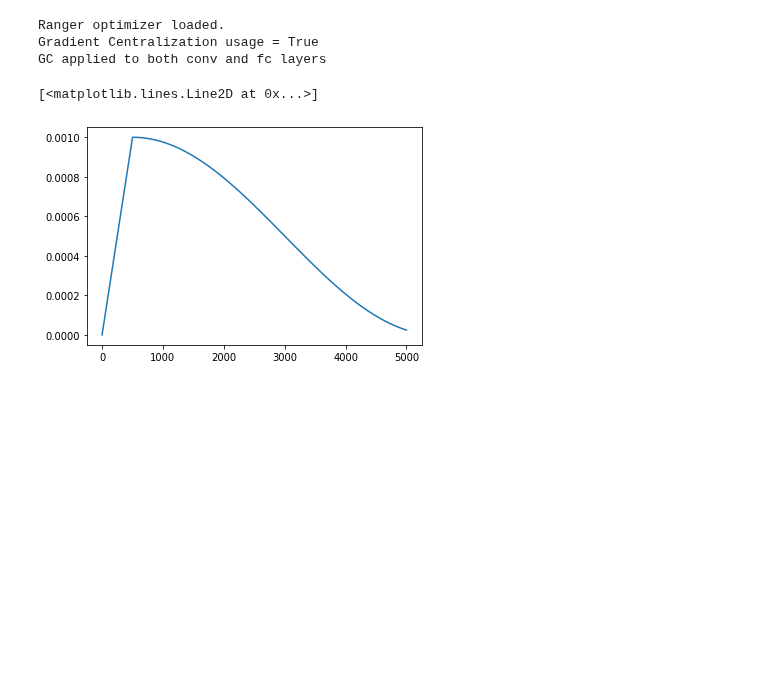
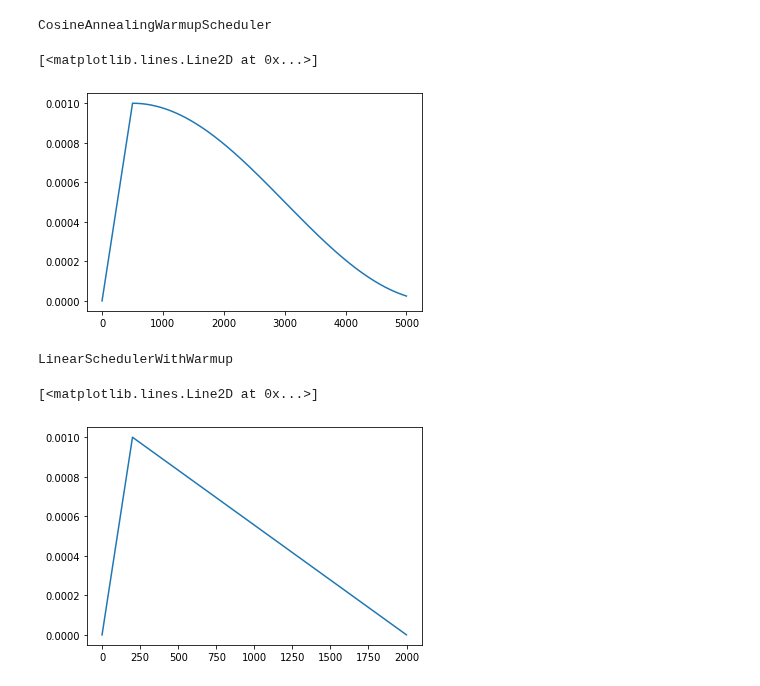
Before and after one commit to benihime91/leaf-disease-classification-kaggle, a Jupyter notebook: nbs/04_optimizers_schedules.ipynb, the cells around one changed output. Cells and saved outputs as stored; diff of their text form; code cells hidden in the pictures; blank space fills up the shorter version.

```diff
--- a/nbs/04_optimizers_schedules.ipynb
+++ b/nbs/04_optimizers_schedules.ipynb
@@ -530,8 +508,7 @@ GC applied to both conv and fc layers
 [figure]
 # %%
 #export
-def CosineAnnealingWarmupScheduler(optimizer:Optimizer, total_epochs:int,
-                                   steps_per_epoch:int, eta_min:float=0.,
+def CosineAnnealingWarmupScheduler(optimizer:Optimizer, total_epochs:int, steps_per_epoch:int, eta_min:float=0.,
                                    pct_start:Union[float, int] = 0.1):
 
     "Warmup till `pct_start` after which CosineAnnealing"
@@ -546,6 +523,8 @@ def CosineAnnealingWarmupScheduler(optimizer:Optimizer, total_epochs:int,
                                             multiplier=1,
                                             total_epoch=warmup_steps,
                                             after_scheduler=cosine_scheduler)
+    #update class name
+    warmup_scheduler.__class__.__name__ = 'CosineAnnealingWarmupScheduler'
     return warmup_scheduler
 # %%
 total_epochs = 50
@@ -559,6 +538,7 @@ rand_output= torch.ones_like(rand_preds)
 
 opt = Ranger(params(rand_model))
 sch = CosineAnnealingWarmupScheduler(opt, total_epochs, steps_per_epoch, pct_start=0.1)
+print(sch.__class__.__name__)
 
 
 lr = []
@@ -574,11 +554,52 @@ for e in range(total_epochs):
 
 plt.plot(lr)
 # %% [output]
-Ranger optimizer loaded.
-Gradient Centralization usage = True
-GC applied to both conv and fc layers
+CosineAnnealingWarmupScheduler
 [<matplotlib.lines.Line2D at 0x...>]
 [figure]
+# %%
+#export
+#from: https://huggingface.co/transformers/_modules/transformers/optimization.html#get_linear_schedule_with_warmup
+def LinearSchedulerWithWarmup(optimizer: Optimizer, warmup_steps:int, total_epochs:int, steps_per_epoch:int, last_epoch=-1):
+    total_steps = steps_per_epoch * total_epochs
+    def lr_lambda(current_step: int):
+        if current_step < warmup_steps:
+            return float(current_step) / float(max(1, warmup_steps))
+        return max(0.0, float(total_steps - current_step) / float(max(1, total_steps - warmup_steps)))
+    scheduler = LambdaLR(optimizer, lr_lambda, last_epoch)
+    scheduler.__class__.__name__ = 'LinearSchedulerWithWarmup'
+    return scheduler
+# %%
+total_epochs = 10
+steps_per_epoch = 200
+
+rand_input = torch.randn((4, 255))
+rand_model = torch.nn.Linear(in_features=255, out_features=1, bias=False)
+rand_output= torch.ones_like(rand_preds)
+
+opt = torch.optim.AdamW(params(rand_model), lr=1e-03)
+sch = LinearSchedulerWithWarmup(opt, warmup_steps=steps_per_epoch, total_epochs=total_epochs,
+                                steps_per_epoch=steps_per_epoch)
+print(sch.__class__.__name__)
+
+
+lr = []
+
+for e in range(total_epochs):
+    for idx in range(steps_per_epoch):
+        rand_preds = rand_model(rand_input)
+        loss = torch.nn.functional.binary_cross_entropy_with_logits(rand_preds, rand_output)
+        loss.backward()
+        opt.step()
+        #called after each step
+        lr.append(sch.get_lr())
+        sch.step()
+
+plt.plot(lr)
+# %% [output]
+LinearSchedulerWithWarmup
+[<matplotlib.lines.Line2D at 0x...>]
+[figure, added]
 # %%
 #hide
 from nbdev.export import *
```
Also changed, not shown: parts of 7 cells of this notebook, 4 other files.
